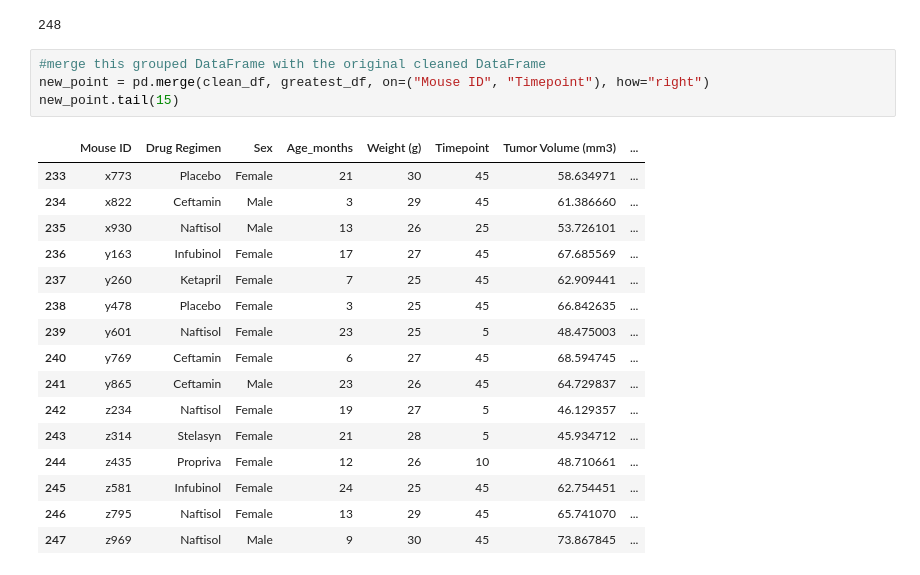
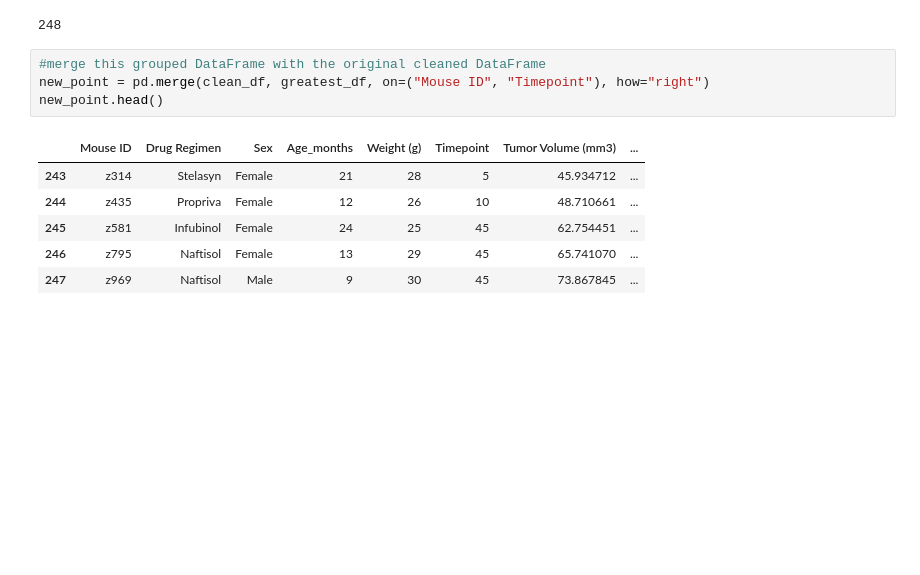
Before and after one commit to latoyawenzinger/Data-Visualization_Matplotlib, a Jupyter notebook: Mice_Treatment.ipynb, the cells around one changed output. Cells and saved outputs as stored; diff of their text form; blank space fills up the shorter version.

```diff
--- a/Mice_Treatment.ipynb
+++ b/Mice_Treatment.ipynb
@@ -196,19 +214,9 @@ greatest_df["Mouse ID"].nunique()
 # %%
 #merge this grouped DataFrame with the original cleaned DataFrame
 new_point = pd.merge(clean_df, greatest_df, on=("Mouse ID", "Timepoint"), how="right")
-new_point.tail(15)
+new_point.head()
 # %% [output]
 |  | Mouse ID | Drug Regimen | Sex | Age_months | Weight (g) | Timepoint | Tumor Volume (mm3) | ... |
-| 233 | x773 | Placebo | Female | 21 | 30 | 45 | 58.634971 | ... |
-| 234 | x822 | Ceftamin | Male | 3 | 29 | 45 | 61.386660 | ... |
-| 235 | x930 | Naftisol | Male | 13 | 26 | 25 | 53.726101 | ... |
-| 236 | y163 | Infubinol | Female | 17 | 27 | 45 | 67.685569 | ... |
-| 237 | y260 | Ketapril | Female | 7 | 25 | 45 | 62.909441 | ... |
-| 238 | y478 | Placebo | Female | 3 | 25 | 45 | 66.842635 | ... |
-| 239 | y601 | Naftisol | Female | 23 | 25 | 5 | 48.475003 | ... |
-| 240 | y769 | Ceftamin | Female | 6 | 27 | 45 | 68.594745 | ... |
-| 241 | y865 | Ceftamin | Male | 23 | 26 | 45 | 64.729837 | ... |
-| 242 | z234 | Naftisol | Female | 19 | 27 | 5 | 46.129357 | ... |
 | 243 | z314 | Stelasyn | Female | 21 | 28 | 5 | 45.934712 | ... |
 | 244 | z435 | Propriva | Female | 12 | 26 | 10 | 48.710661 | ... |
 | 245 | z581 | Infubinol | Female | 24 | 25 | 45 | 62.754451 | ... |
```
Also changed, not shown: parts of 9 cells of this notebook.
